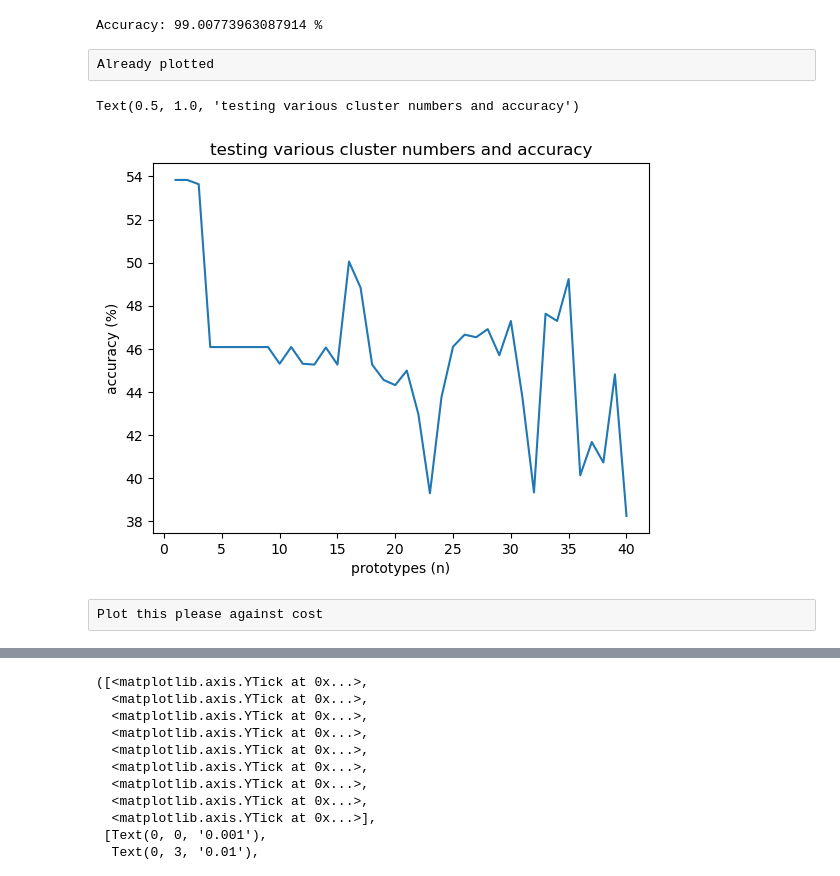
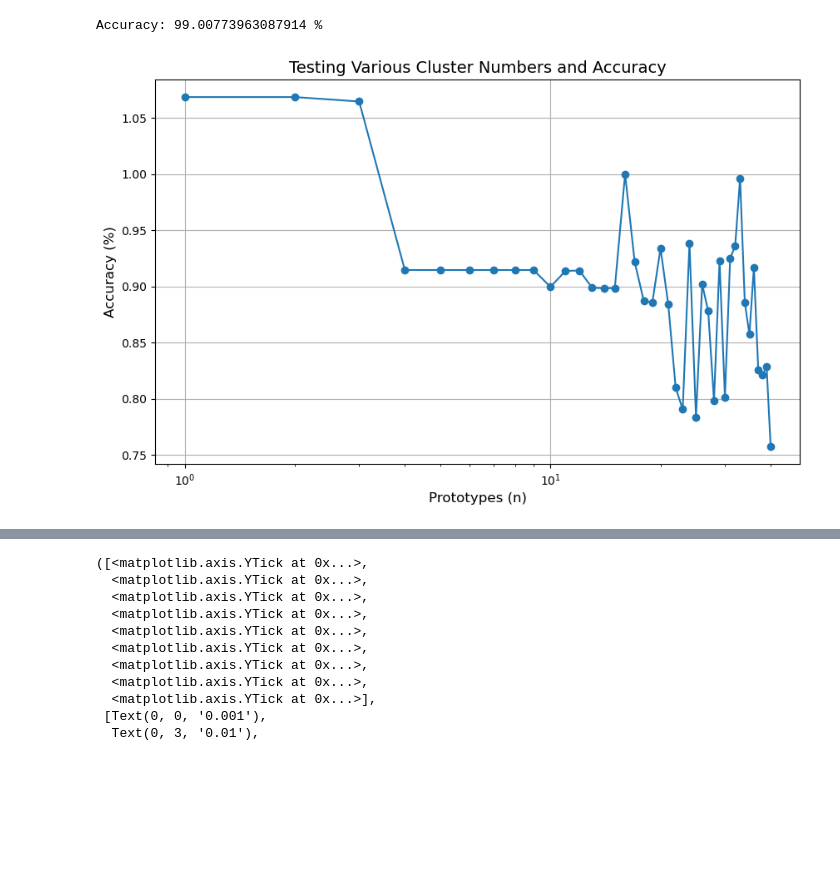
Before and after one commit to JJamali/AI-Network-Intrusion-Detection, a Jupyter notebook: Term Project.ipynb, the cells around one changed output, grey strips where cells are left out. Saved outputs shown, nothing was run; the diff lists cells and outputs as text; code cells hidden in the pictures; blank space fills up the shorter version.

Commit message:
Add graphs

```diff
--- a/Term Project.ipynb
+++ b/Term Project.ipynb
@@ -178,8 +216,6 @@ accuracy = (correct_predictions/len(Y_test_poly)) * 100
 print("Accuracy:", accuracy, "%")
 # %% [output]
 Accuracy: 99.00773963087914 %
-# %% [raw]
-Already plotted
 # %%
 import sklearn.cluster
 
@@ -203,15 +239,16 @@ for j in range(len(n)):
 
     accuracy[j] = ((np.sum(Y_test == kernel_svm_model_2))/len(Y_test))*100
 # %%
-plt.plot(n, accuracy)
-plt.xlabel("prototypes (n)")
-plt.ylabel("accuracy (%)")
-plt.title("testing various cluster numbers and accuracy")
+plt.figure(figsize=(10, 6))
+plt.plot(n, accuracy / len(Y_validation_poly) * 100, marker='o', linestyle='-')
+plt.xscale("log")
+plt.xlabel("Prototypes (n)", fontsize=12)
+plt.ylabel("Accuracy (%)", fontsize=12)
+plt.title("Testing Various Cluster Numbers and Accuracy", fontsize=14)
+plt.grid(True)
+plt.show()
 # %% [output]
-Text(0.5, 1.0, 'testing various cluster numbers and accuracy')
-[figure, old version]
+[figure, new version]
-# %% [raw]
-Plot this please against cost
 # %%
 cost = [1000000,100000,10000,1000,100,10,1,0.1,0.01,0.001,0.0001,0.00001,0.000001,0.0000001]
 
```
Also changed, not shown: parts of 10 cells of this notebook.
